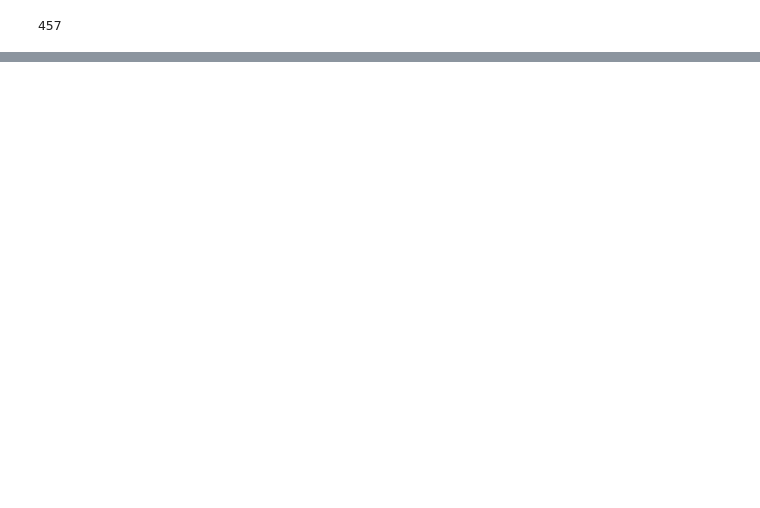
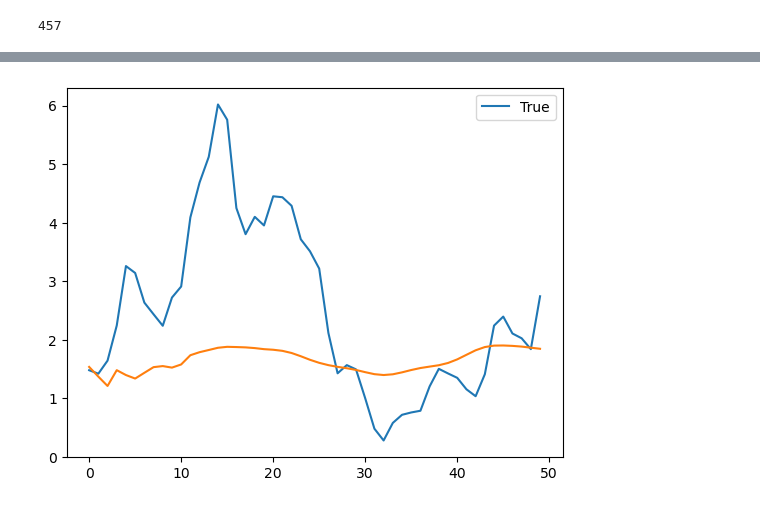
Before and after one commit to BachelorLaks/bachelor2023, a Jupyter notebook: data/Tensorflow.ipynb, the cells around one changed output, grey strips where cells are left out. Cells and saved outputs as stored; diff of their text form; code cells hidden in the pictures; blank space fills up the shorter version.

```diff
--- a/data/Tensorflow.ipynb
+++ b/data/Tensorflow.ipynb
@@ -45,0 +75,7 @@ y_test = scaler.transform(y_test.values.reshape(-1,1))
+# %%
+from sklearn.preprocessing import MinMaxScaler
+scaler = MinMaxScaler()
+x_minmax_train = scaler.fit_transform(x_uni_train)
+y_minmax_test = scaler.transform(y_uni_test)
+# %%
+generated_batches = TimeseriesGenerator(x_minmax_train, x_minmax_train, length=52, batch_size=1)
@@ -45,0 +161,25 @@ y_test = scaler.transform(y_test.values.reshape(-1,1))
+# %%
+# Generate a time series with lag of 10
+n_input = 10
+n_features = 1
+generator = TimeseriesGenerator(x_uni_train, x_uni_train, length=n_input, batch_size=1)
+# %%
+# Make a model using generator
+model = Sequential()
+model.add(Flatten(input_shape=(n_input, n_features)))
+model.add(Dense(50, activation='relu'))
+model.add(Dense(1))
+model.compile(optimizer='adam', loss='mse')
+# %%
+pred_list = []
+batch = x_uni_train[-n_input:].reshape((1, n_input, n_features))
+for i in range(len(y_uni_test)):
+    pred_list.append(model.predict(batch)[0])
+    batch = np.append(batch[:,1:,:],[[pred_list[i]]],axis=1)
+
+# Plot the prediction
+plt.plot(y_uni_test, label = "True")
+plt.plot(pred_list)
+plt.legend()
+plt.show()
+# %% [output]
@@ -45,0 +203 @@ y_test = scaler.transform(y_test.values.reshape(-1,1))
+[figure, added]
```
Also changed, not shown: parts of 12 cells of this notebook.
